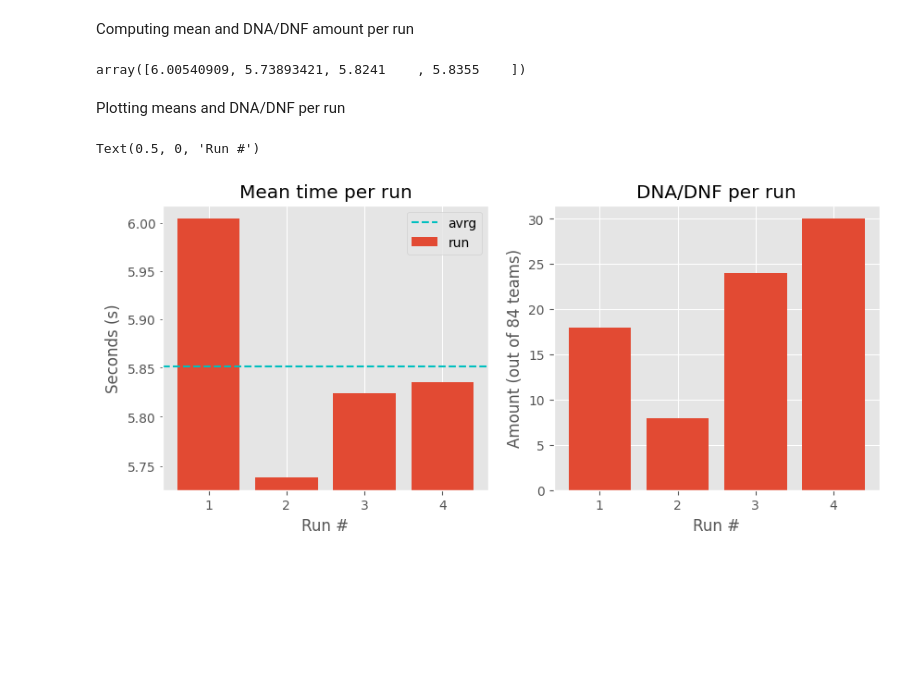
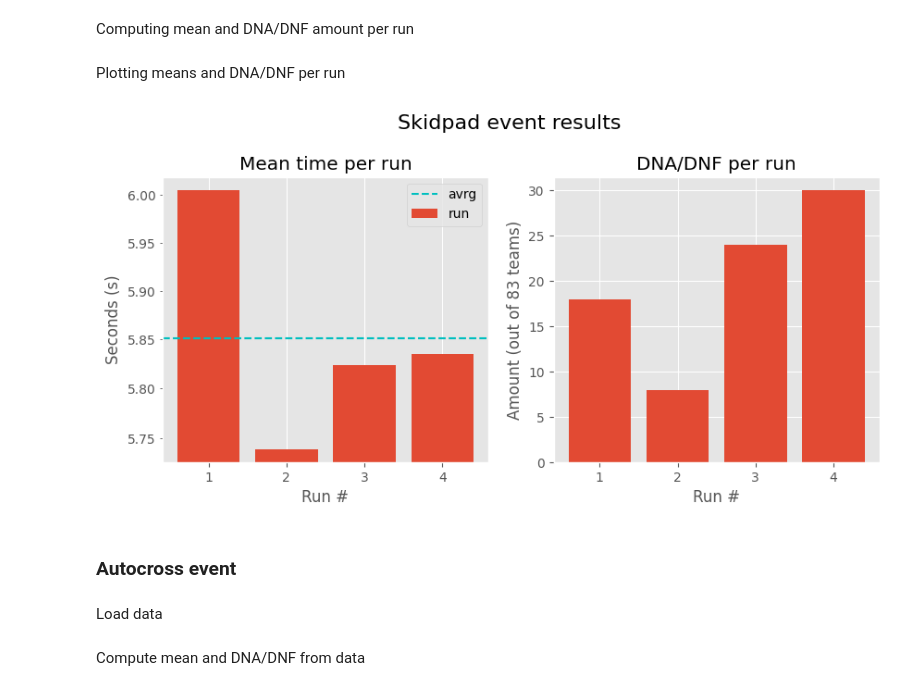
Before and after one commit to HL-2002/Formula-SAE-Data-Analysis, a Jupyter notebook: Analyses/averages across runs.ipynb, the cells around one changed output. Saved outputs shown, nothing was run; the diff lists cells and outputs as text; code cells hidden in the pictures; blank space fills up the shorter version.

```diff
--- a/Analyses/averages across runs.ipynb
+++ b/Analyses/averages across runs.ipynb
@@ -122,43 +112,18 @@ with open(skdpd_path) as skdpd_file:
+# %%
+skdpd_path = "FSAE_2023_results/FSAE_2023_results - Skidpad event results.csv"
+skdpd_arr = load(skdpd_path)
 # %% [markdown]
 Computing mean and DNA/DNF amount per run
-# %%
-# Counting DNA/DNF per run
-DNA = np.zeros(4)
-
-for i in range(4):
-    DNA[i] = len(skdpd_arr[f"run{i+1}"][skdpd_arr[f"run{i+1}"] == 0])
-
-# Computing mean per run
-MEANS = np.zeros(4)
-for i in range(4):
-    MEANS[i] = np.mean(skdpd_arr[f"run{i+1}"][skdpd_arr[f"run{i+1}"] != 0])
-# %% [output]
-array([6.00540909, 5.73893421, 5.8241    , 5.8355    ])
+# %%
+skdpd_DNA = dna_dnf(skdpd_arr, 4)
+skdpd_MEANS = mean(skdpd_arr, 4)
 # %% [markdown]
 Plotting means and DNA/DNF per run
-# %%
-fig, (ax1, ax2) = plt.subplots(1,2, figsize=(10,4))
-X = range(1,5)
-
-# Means per run
-ax1.bar(X, MEANS)
-ax1.axhline(np.mean(MEANS), ls="--", color="c")
-
-# Styling mean plot
-ax1.legend(("avrg", "run"))
-ax1.set_title("Mean time per run")
-ax1.set_ylabel("Seconds (s)")
-ax1.set_xlabel("Run #")
-ax1.set_yscale("log")
-ax1.get_yaxis().set_minor_formatter(ticker.ScalarFormatter())
-
-# DNA/DNF per run
-ax2.bar(X, DNA)
-
-# Styling Dna plot
-ax2.set_title("DNA/DNF per run")
-ax2.set_ylabel("Amount (out of 84 teams)")
-ax2.set_xlabel("Run #")
-# %% [output]
-Text(0.5, 0, 'Run #')
-[figure, removed]
+# %%
+plot(skdpd_MEANS, skdpd_DNA, len(skdpd_arr)-1, "Skidpad event results")
+# %% [output]
+[figure, added]
+# %% [markdown]
+### Autocross event
+# %% [markdown]
+Load data
@@ -164,0 +133,2 @@ Text(0.5, 0, 'Run #')
+# %% [markdown]
+Compute mean and DNA/DNF from data
```
Also changed, not shown: parts of 18 cells of this notebook, 1 other file.
